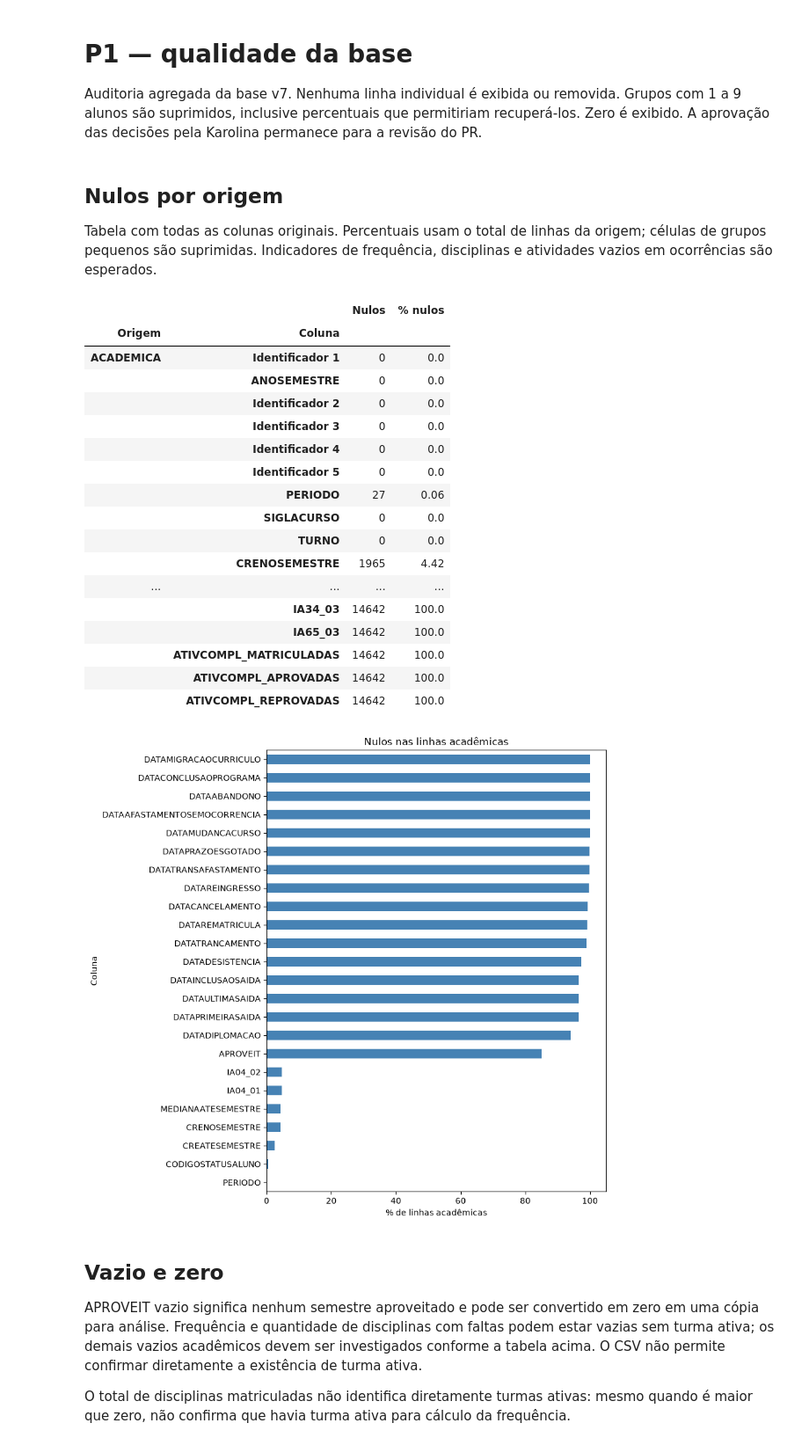
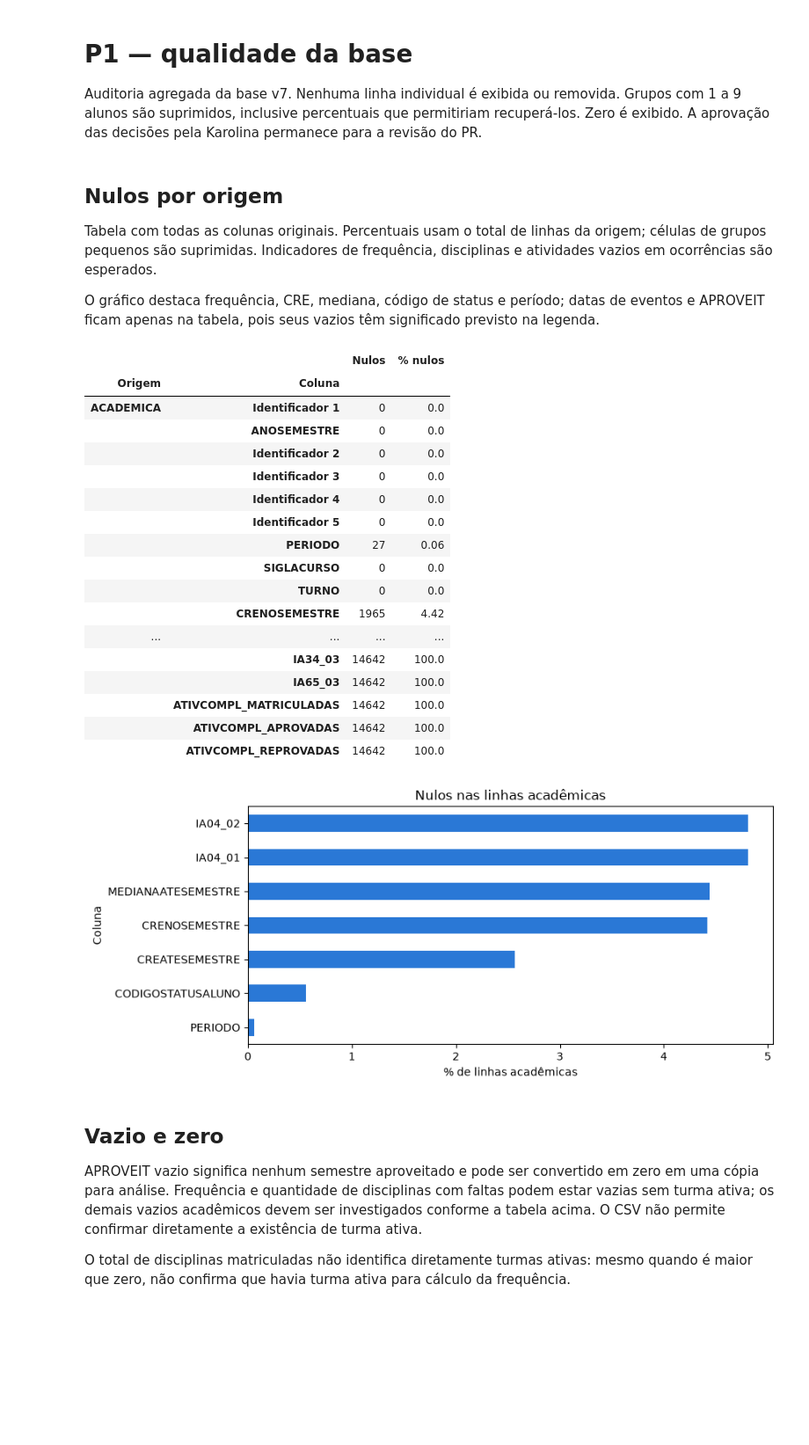
Before and after one commit to Karolina-Oliveira/Projeto_C318, a Jupyter notebook: notebooks/02_qualidade_dados.ipynb, the cells around one changed output. Shown at 88% size. Saved outputs shown, nothing was run; the diff lists cells and outputs as text; code cells hidden in the pictures; blank space fills up the shorter version.

Commit message:
refactor: ajusta gráficos e decisões de qualidade dos dados

```diff
--- a/notebooks/02_qualidade_dados.ipynb
+++ b/notebooks/02_qualidade_dados.ipynb
@@ -38,6 +38,8 @@ ocorrencia = base.ORIGEMREGISTRO.eq('OCORRENCIA')
 ## Nulos por origem
 
 Tabela com todas as colunas originais. Percentuais usam o total de linhas da origem; células de grupos pequenos são suprimidas. Indicadores de frequência, disciplinas e atividades vazios em ocorrências são esperados.
+
+O gráfico destaca frequência, CRE, mediana, código de status e período; datas de eventos e APROVEIT ficam apenas na tabela, pois seus vazios têm significado previsto na legenda.
 # %%
 linhas = []
 for origem, grupo in base.groupby('ORIGEMREGISTRO', dropna=False):
@@ -46,36 +48,37 @@ for origem, grupo in base.groupby('ORIGEMREGISTRO', dropna=False):
         qtd = int(mask.sum())
         complemento = base.ORIGEMREGISTRO.eq(origem) & base[coluna].notna()
         # Protege também o grupo complementar, que poderia ser deduzido do total.
         permitido = (qtd == 0 or alunos(mask) >= 10) and (not complemento.any() or alunos(complemento) >= 10)
         rotulo = f'Identificador {list(c for c in original.columns if c.startswith("HANDLE")).index(coluna) + 1}' if coluna.startswith('HANDLE') else coluna
         linhas.append({'Origem': origem, 'Coluna': rotulo, 'Nulos': qtd if permitido else '<10 alunos',
                        '% nulos': round(qtd / len(grupo) * 100, 2) if permitido else 'suprimido'})
 nulos = pd.DataFrame(linhas)
 display(nulos.set_index(['Origem', 'Coluna']))
-graf = nulos[(nulos.Origem == 'ACADEMICA') & nulos['% nulos'].map(lambda x: isinstance(x, (int, float)) and x > 0)].sort_values('% nulos')
-ax = graf.plot.barh(x='Coluna', y='% nulos', figsize=(9, max(4, len(graf)*.35)), legend=False, color='steelblue')
+colunas_grafico = ['IA04_01', 'IA04_02', 'CRENOSEMESTRE', 'CREATESEMESTRE', 'MEDIANAATESEMESTRE', 'CODIGOSTATUSALUNO', 'PERIODO']
+graf = nulos[(nulos.Origem == 'ACADEMICA') & nulos.Coluna.isin(colunas_grafico) & nulos['% nulos'].map(lambda x: isinstance(x, (int, float)) and x > 0)].sort_values('% nulos')
+ax = graf.plot.barh(x='Coluna', y='% nulos', figsize=(9, max(4, len(graf)*.35)), legend=False, color='#2a78d6')
 ax.set_xlabel('% de linhas acadêmicas'); ax.set_title('Nulos nas linhas acadêmicas')
 plt.tight_layout(); plt.savefig(figuras / '02_nulos_academica.png', dpi=150); plt.show()
 # %% [output]
 |  |  | Nulos | % nulos |
 | Origem | Coluna |  |  |
 | ACADEMICA | Identificador 1 | 0 | 0.0 |
 |  | ANOSEMESTRE | 0 | 0.0 |
 |  | Identificador 2 | 0 | 0.0 |
 |  | Identificador 3 | 0 | 0.0 |
 |  | Identificador 4 | 0 | 0.0 |
 |  | Identificador 5 | 0 | 0.0 |
 |  | PERIODO | 27 | 0.06 |
 |  | SIGLACURSO | 0 | 0.0 |
 |  | TURNO | 0 | 0.0 |
 |  | CRENOSEMESTRE | 1965 | 4.42 |
 | ... | ... | ... | ... |
 |  | IA34_03 | 14642 | 100.0 |
 |  | IA65_03 | 14642 | 100.0 |
 |  | ATIVCOMPL_MATRICULADAS | 14642 | 100.0 |
 |  | ATIVCOMPL_APROVADAS | 14642 | 100.0 |
 |  | ATIVCOMPL_REPROVADAS | 14642 | 100.0 |
-[figure, old version]
+[figure, new version]
 # %% [markdown]
 ## Vazio e zero
 
```
Also changed, not shown: parts of 4 cells of this notebook, 3 other files.
